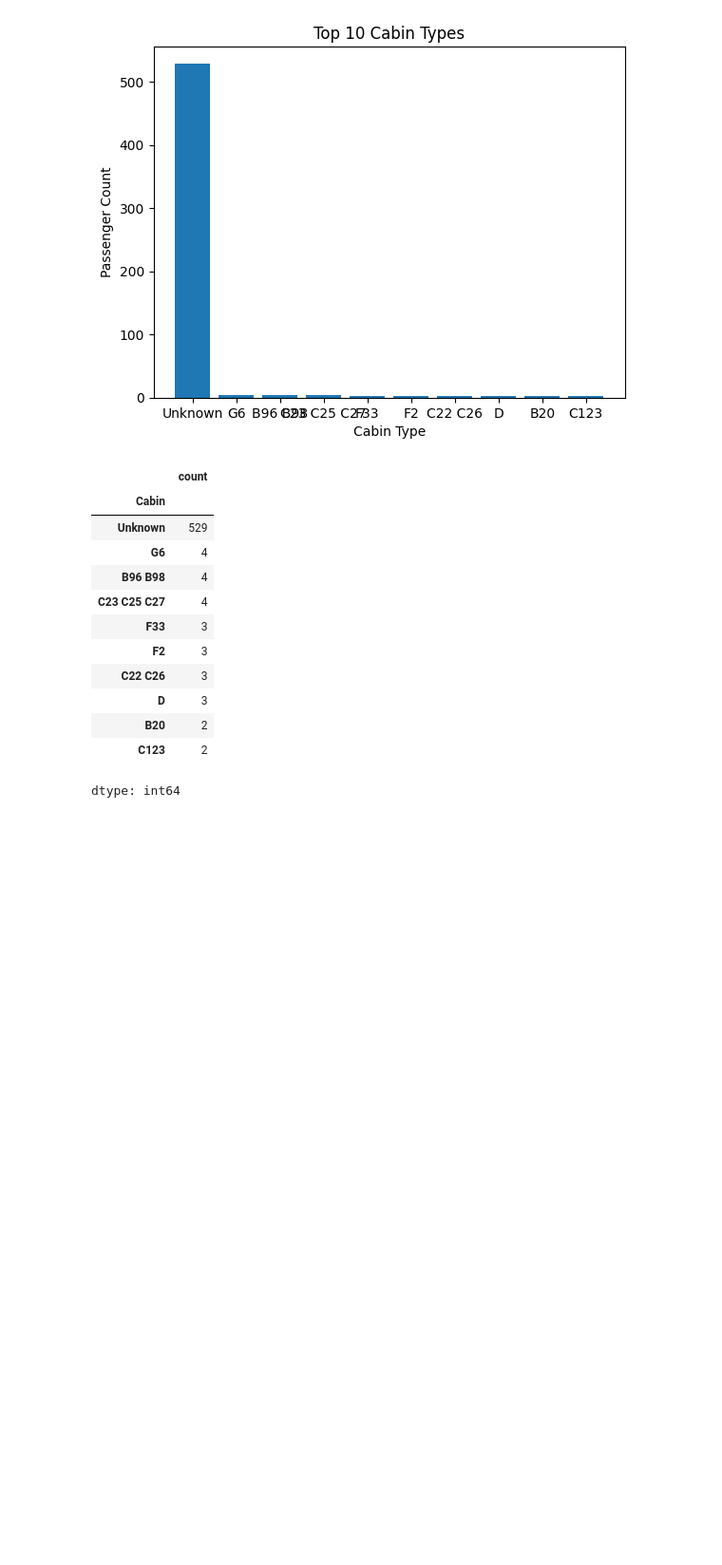
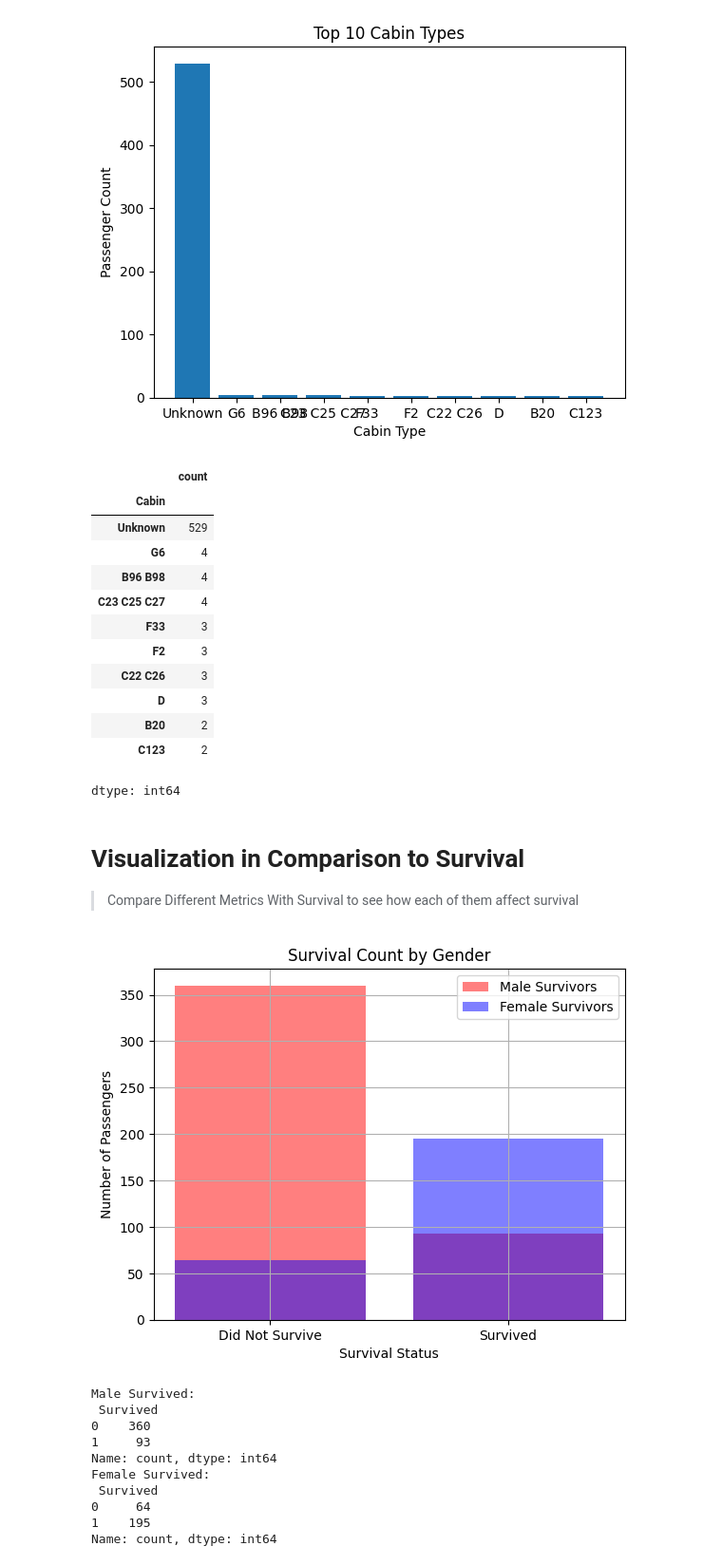
Before and after one commit to rawbil/models_V1, a Jupyter notebook: titanic_model/csvs/model1.ipynb, the cells around one changed output. Shown at 95% size. Saved outputs shown, nothing was run; the diff lists cells and outputs as text; code cells hidden in the pictures; blank space fills up the shorter version.

Commit message:
feat: Show Survival In relation to gender

```diff
--- a/titanic_model/csvs/model1.ipynb
+++ b/titanic_model/csvs/model1.ipynb
@@ -276,3 +276,37 @@ top_cabins
 | B20 | 2 |
 | C123 | 2 |
 dtype: int64
+# %% [markdown]
+# **Visualization in Comparison to Survival**
+
+> Compare Different Metrics With Survival to see how each of them affect survival
+# %%
+# SURVIVAL IN COMPARISON TO GENDER
+male_survived = df[df["Sex"].isin([1])]["Survived"].value_counts()
+female_survived = df[df["Sex"] == 0]["Survived"].value_counts(ascending=True)
+
+plt.bar([0, 1], male_survived.values, color="red", alpha=0.5, label="Male Survivors")
+plt.bar([0, 1], female_survived.values, color="blue", alpha=0.5, label="Female Survivors")
+
+plt.xticks([0, 1], ["Did Not Survive", "Survived"])
+plt.xlabel("Survival Status")
+plt.ylabel("Number of Passengers")
+plt.title("Survival Count by Gender")
+plt.legend()
+plt.grid()
+plt.show()
+
+print("Male Survived: \n", male_survived)
+print("Female Survived: \n", female_survived)
+# %% [output]
+[figure, added]
+Male Survived:
+ Survived
+0    360
+1     93
+Name: count, dtype: int64
+Female Survived:
+ Survived
+0     64
+1    195
+Name: count, dtype: int64
```
Also changed, not shown: parts of 3 cells of this notebook.
